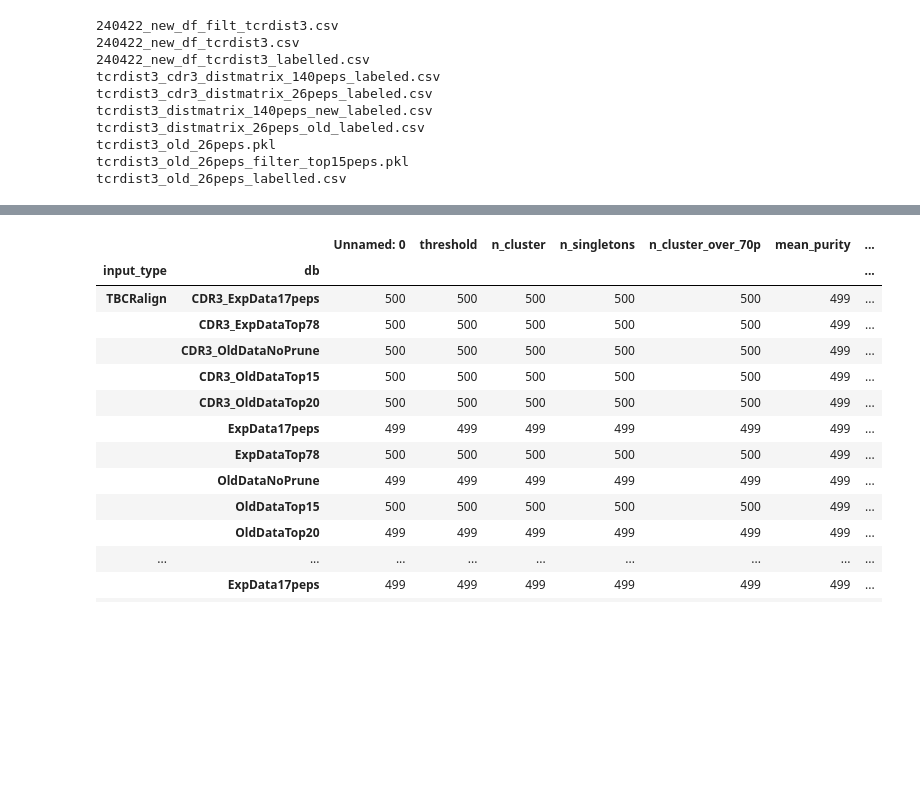
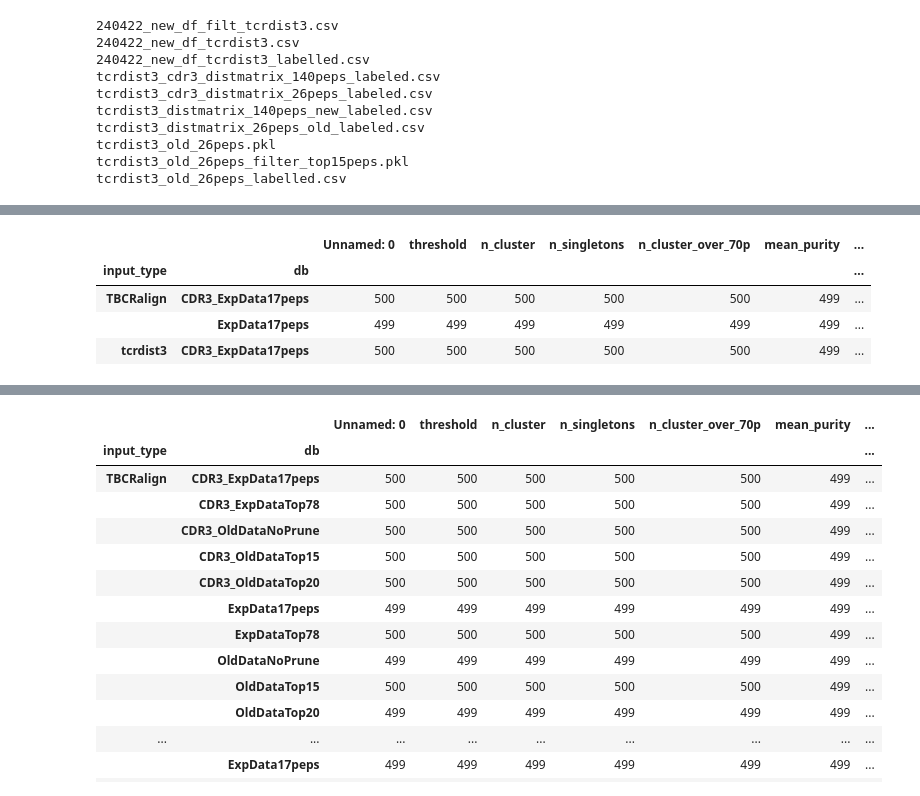
Before and after one commit to richieYT-wan/tclustr, a Jupyter notebook: notebooks/240819_PatientData.ipynb, the cells around one changed output, grey strips where cells are left out. Cells and saved outputs as stored; diff of their text form; code cells hidden in the pictures; blank space fills up the shorter version.

```diff
--- a/notebooks/240819_PatientData.ipynb
+++ b/notebooks/240819_PatientData.ipynb
@@ -2015,0 +2113,9 @@ def do_this_shit(dm):
+# %%
+sample = pd.read_csv('../output/240515_IntervalClustering/valid_baselines.csv')
+sample.query('db.str.contains("17")').groupby(['input_type', 'db']).count().head(3)
+# %% [output]
+|  |  | Unnamed: 0 | threshold | n_cluster | n_singletons | n_cluster_over_70p | mean_purity | ... |
+| input_type | db |  |  |  |  |  |  | ... |
+| TBCRalign | CDR3_ExpData17peps | 500 | 500 | 500 | 500 | 500 | 499 | ... |
+|  | ExpData17peps | 499 | 499 | 499 | 499 | 499 | 499 | ... |
+| tcrdist3 | CDR3_ExpData17peps | 500 | 500 | 500 | 500 | 500 | 499 | ... |
```
Also changed, not shown: parts of 31 cells of this notebook, 56 other files.
